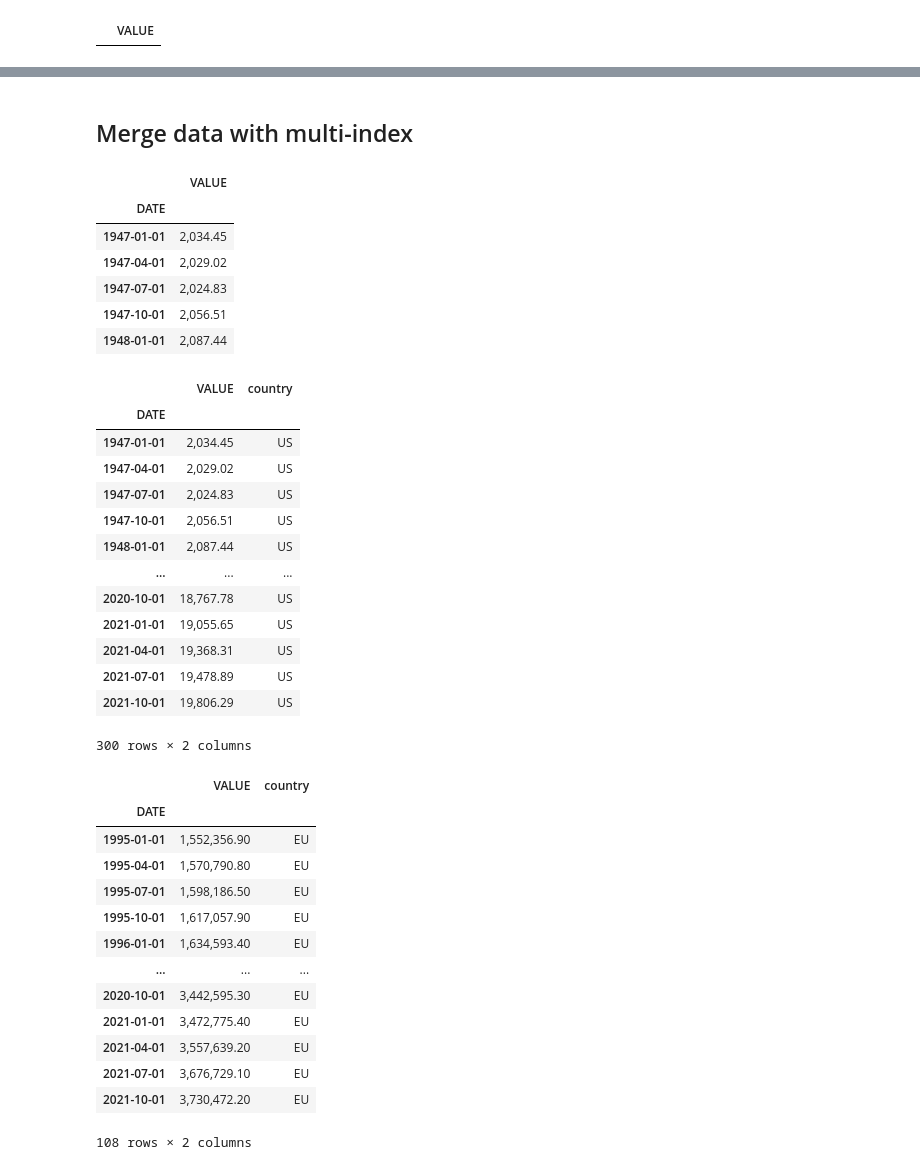
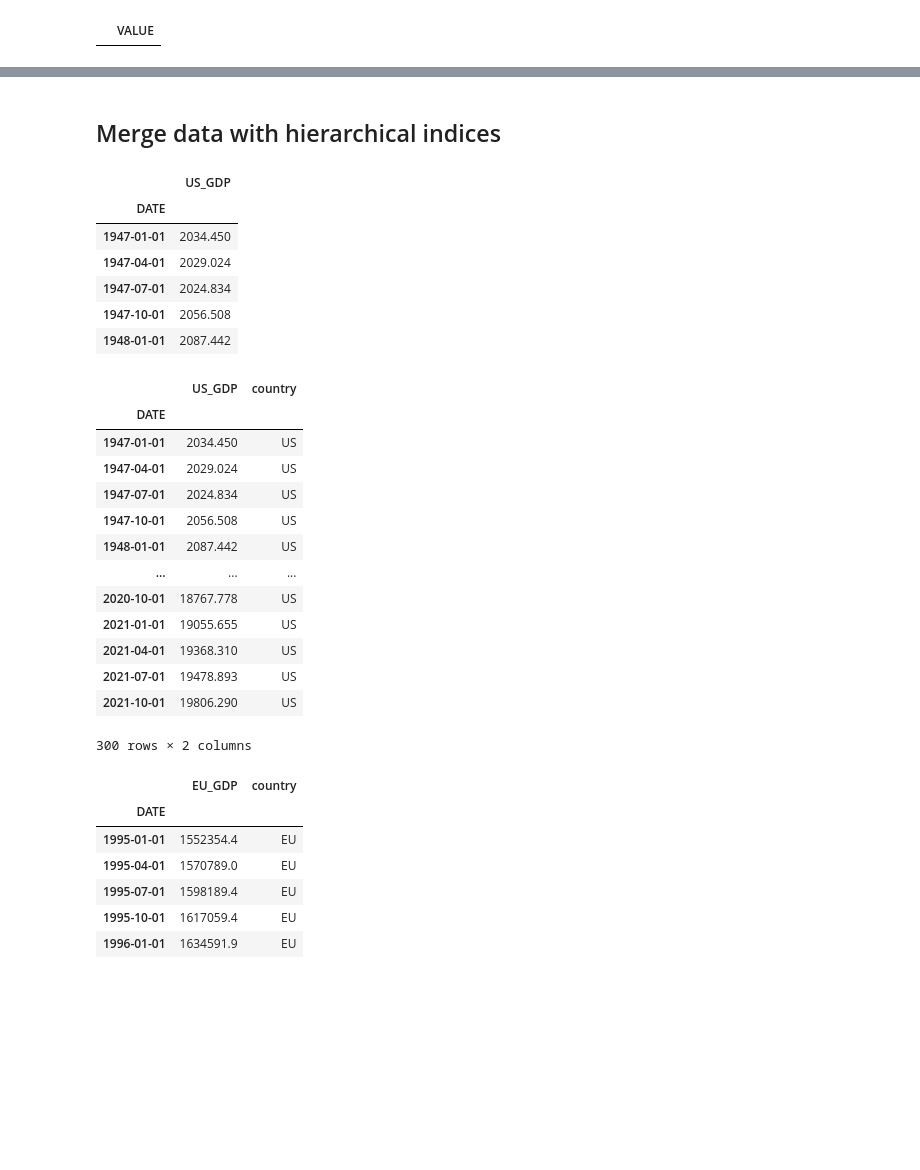
Before and after one commit to weix1996/lectures, a Jupyter notebook: Lecture 14 Even More Pandas.ipynb, the cells around one changed output, grey strips where cells are left out. Drawn from its saved outputs; the diff is of its cells as text; code cells hidden in the pictures; blank space fills up the shorter version.

```diff
--- a/Lecture 14 Even More Pandas.ipynb
+++ b/Lecture 14 Even More Pandas.ipynb
@@ -368,0 +449,5 @@ US.join(EU2, how='inner')
+# %%
+USQ.rename(columns={'VALUE':'US_Unemp'},inplace=True)
+EUQ.rename(columns={'VALUE':'EU_Unemp'},inplace=True)
+US.rename(columns={'VALUE':'US_GDP'},inplace=True)
+EU.rename(columns={'VALUE':'EU_GDP'},inplace=True)
@@ -369,13 +526,13 @@ US.join(EU2, how='inner')
 # %% [markdown]
-## Merge data with multi-index
+## Merge data with hierarchical indices
 # %%
 US.head()
 # %% [output]
-|  | VALUE |
+|  | US_GDP |
 | DATE |  |
-| 1947-01-01 | 2,034.45 |
-| 1947-04-01 | 2,029.02 |
-| 1947-07-01 | 2,024.83 |
-| 1947-10-01 | 2,056.51 |
-| 1948-01-01 | 2,087.44 |
+| 1947-01-01 | 2034.450 |
+| 1947-04-01 | 2029.024 |
+| 1947-07-01 | 2024.834 |
+| 1947-10-01 | 2056.508 |
+| 1948-01-01 | 2087.442 |
 # %%
@@ -383,18 +540,18 @@ US['country']='US'
 # %%
 US
 # %% [output]
-|  | VALUE | country |
+|  | US_GDP | country |
 | DATE |  |  |
-| 1947-01-01 | 2,034.45 | US |
-| 1947-04-01 | 2,029.02 | US |
-| 1947-07-01 | 2,024.83 | US |
-| 1947-10-01 | 2,056.51 | US |
-| 1948-01-01 | 2,087.44 | US |
+| 1947-01-01 | 2034.450 | US |
+| 1947-04-01 | 2029.024 | US |
+| 1947-07-01 | 2024.834 | US |
+| 1947-10-01 | 2056.508 | US |
+| 1948-01-01 | 2087.442 | US |
 | ... | ... | ... |
-| 2020-10-01 | 18,767.78 | US |
-| 2021-01-01 | 19,055.65 | US |
-| 2021-04-01 | 19,368.31 | US |
-| 2021-07-01 | 19,478.89 | US |
-| 2021-10-01 | 19,806.29 | US |
+| 2020-10-01 | 18767.778 | US |
+| 2021-01-01 | 19055.655 | US |
+| 2021-04-01 | 19368.310 | US |
+| 2021-07-01 | 19478.893 | US |
+| 2021-10-01 | 19806.290 | US |
 300 rows × 2 columns
 # %%
@@ -402,18 +559,11 @@ EU['country']='EU'
 # %%
-EU
+EU.head()
 # %% [output]
-|  | VALUE | country |
+|  | EU_GDP | country |
 | DATE |  |  |
-| 1995-01-01 | 1,552,356.90 | EU |
-| 1995-04-01 | 1,570,790.80 | EU |
-| 1995-07-01 | 1,598,186.50 | EU |
-| 1995-10-01 | 1,617,057.90 | EU |
-| 1996-01-01 | 1,634,593.40 | EU |
-| ... | ... | ... |
-| 2020-10-01 | 3,442,595.30 | EU |
-| 2021-01-01 | 3,472,775.40 | EU |
-| 2021-04-01 | 3,557,639.20 | EU |
-| 2021-07-01 | 3,676,729.10 | EU |
-| 2021-10-01 | 3,730,472.20 | EU |
+| 1995-01-01 | 1552354.4 | EU |
+| 1995-04-01 | 1570789.0 | EU |
+| 1995-07-01 | 1598189.4 | EU |
+| 1995-10-01 | 1617059.4 | EU |
+| 1996-01-01 | 1634591.9 | EU |
-108 rows × 2 columns
 # %%
```
Also changed, not shown: parts of 142 cells of this notebook.
